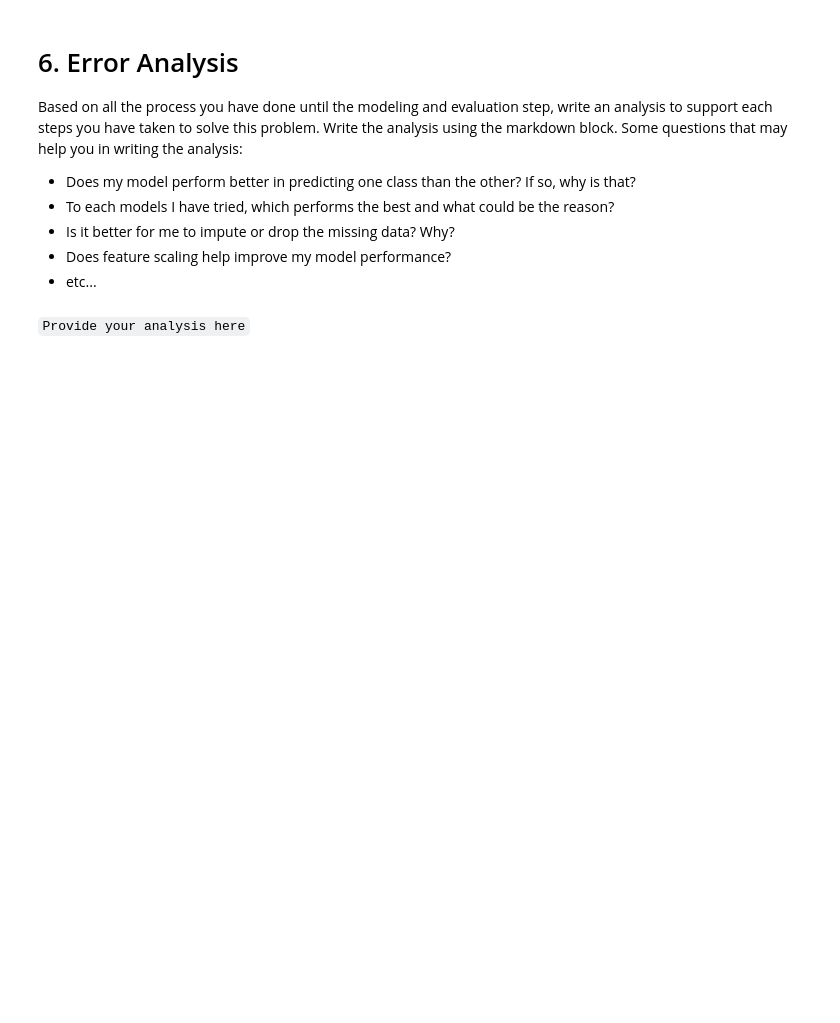
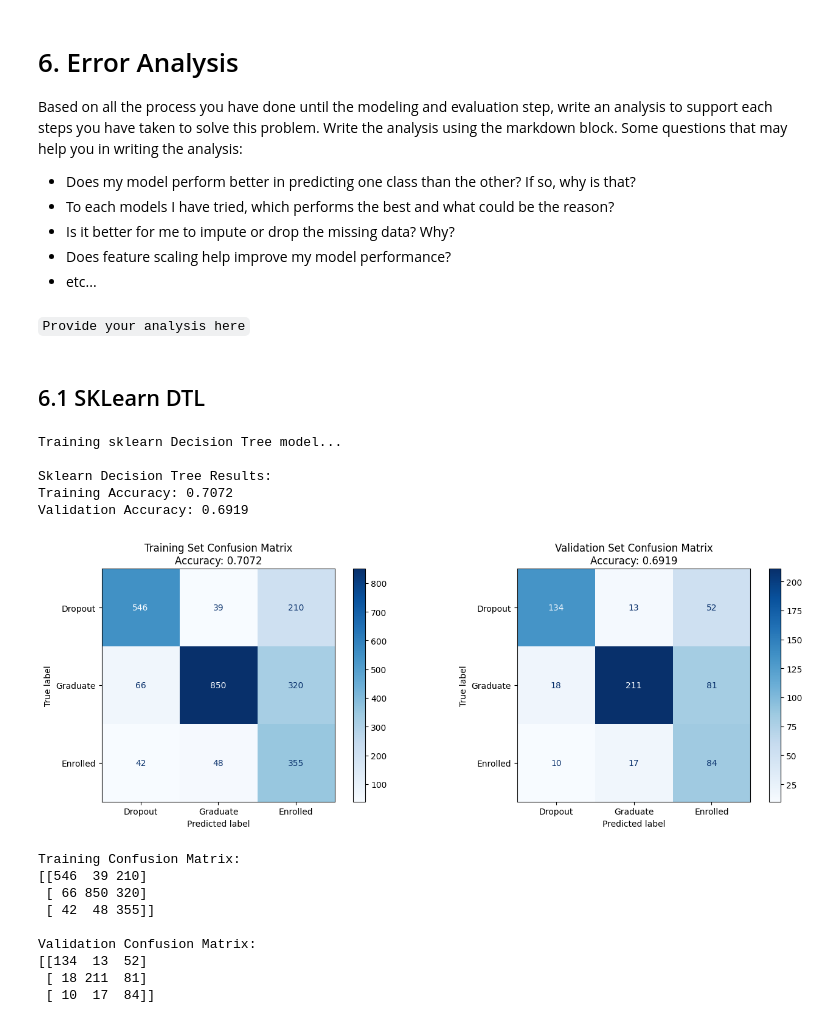
Before and after one commit to KennethhPoenadi/AI-Shiteru, a Jupyter notebook: src/DTLFeatureHierarchical.ipynb, the cells around one changed output. Drawn from its saved outputs; the diff is of its cells as text; code cells hidden in the pictures; blank space fills up the shorter version.

Commit message:
Feat: DTL with sklearn

```diff
--- a/src/DTLFeatureHierarchical.ipynb
+++ b/src/DTLFeatureHierarchical.ipynb
@@ -2204,3 +2183,76 @@ Based on all the process you have done until the modeling and evaluation step, w
 - etc...
 # %% [markdown]
 `Provide your analysis here`
+# %% [markdown]
+## 6.1 SKLearn DTL
+# %%
+from sklearn.tree import DecisionTreeClassifier
+from sklearn.metrics import confusion_matrix, ConfusionMatrixDisplay
+import matplotlib.pyplot as plt
+
+# Train sklearn Decision Tree model
+print("Training sklearn Decision Tree model...")
+sklearn_dt = DecisionTreeClassifier(
+    max_depth=5,
+    min_samples_split=5,
+    min_samples_leaf=2,
+    class_weight='balanced',
+    random_state=42
+)
+
+sklearn_dt.fit(X_train_final, y_train)
+
+# Make predictions
+y_train_pred_sklearn = sklearn_dt.predict(X_train_final)
+y_val_pred_sklearn = sklearn_dt.predict(X_val_final)
+
+# Calculate accuracy
+train_acc_sklearn = sklearn_dt.score(X_train_final, y_train)
+val_acc_sklearn = sklearn_dt.score(X_val_final, y_val)
+
+print(f"\nSklearn Decision Tree Results:")
+print(f"Training Accuracy: {train_acc_sklearn:.4f}")
+print(f"Validation Accuracy: {val_acc_sklearn:.4f}")
+
+# Create confusion matrices
+cm_train = confusion_matrix(y_train, y_train_pred_sklearn)
+cm_val = confusion_matrix(y_val, y_val_pred_sklearn)
+
+# Plot confusion matrices
+fig, axes = plt.subplots(1, 2, figsize=(14, 5))
+
+# Training confusion matrix
+disp_train = ConfusionMatrixDisplay(confusion_matrix=cm_train,
+                                     display_labels=['Dropout', 'Graduate', 'Enrolled'])
+disp_train.plot(ax=axes[0], cmap='Blues', values_format='d')
+axes[0].set_title(f'Training Set Confusion Matrix\nAccuracy: {train_acc_sklearn:.4f}')
+
+# Validation confusion matrix
+disp_val = ConfusionMatrixDisplay(confusion_matrix=cm_val,
+                                   display_labels=['Dropout', 'Graduate', 'Enrolled'])
+disp_val.plot(ax=axes[1], cmap='Blues', values_format='d')
+axes[1].set_title(f'Validation Set Confusion Matrix\nAccuracy: {val_acc_sklearn:.4f}')
+
+plt.tight_layout()
+plt.show()
+
+print("\nTraining Confusion Matrix:")
+print(cm_train)
+print("\nValidation Confusion Matrix:")
+print(cm_val)
+# %% [output]
+Training sklearn Decision Tree model...
+
+Sklearn Decision Tree Results:
+Training Accuracy: 0.7072
+Validation Accuracy: 0.6919
+[figure, added]
+Training Confusion Matrix:
+[[546  39 210]
+ [ 66 850 320]
+ [ 42  48 355]]
+
+Validation Confusion Matrix:
+[[134  13  52]
+ [ 18 211  81]
+ [ 10  17  84]]
```
Also changed, not shown: parts of 5 cells of this notebook, 4 other files.
